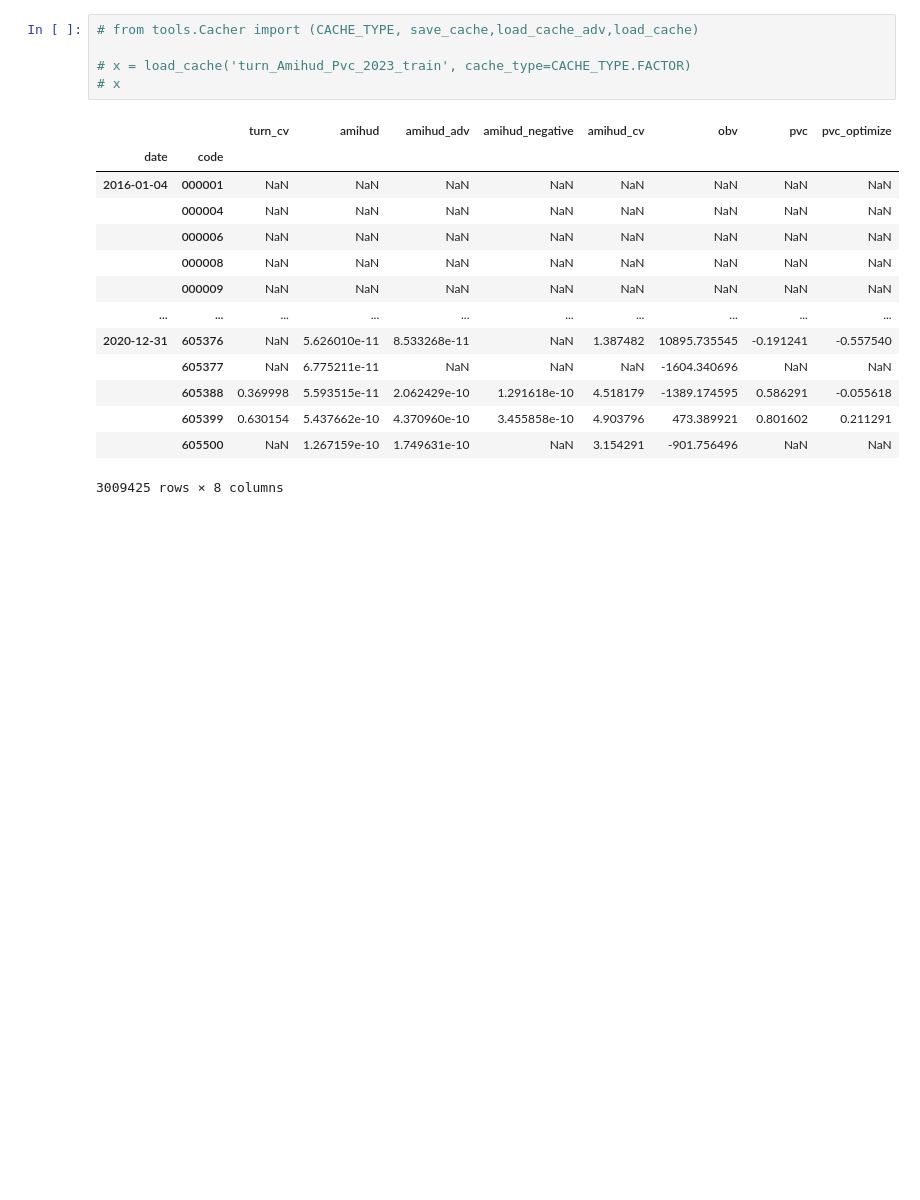
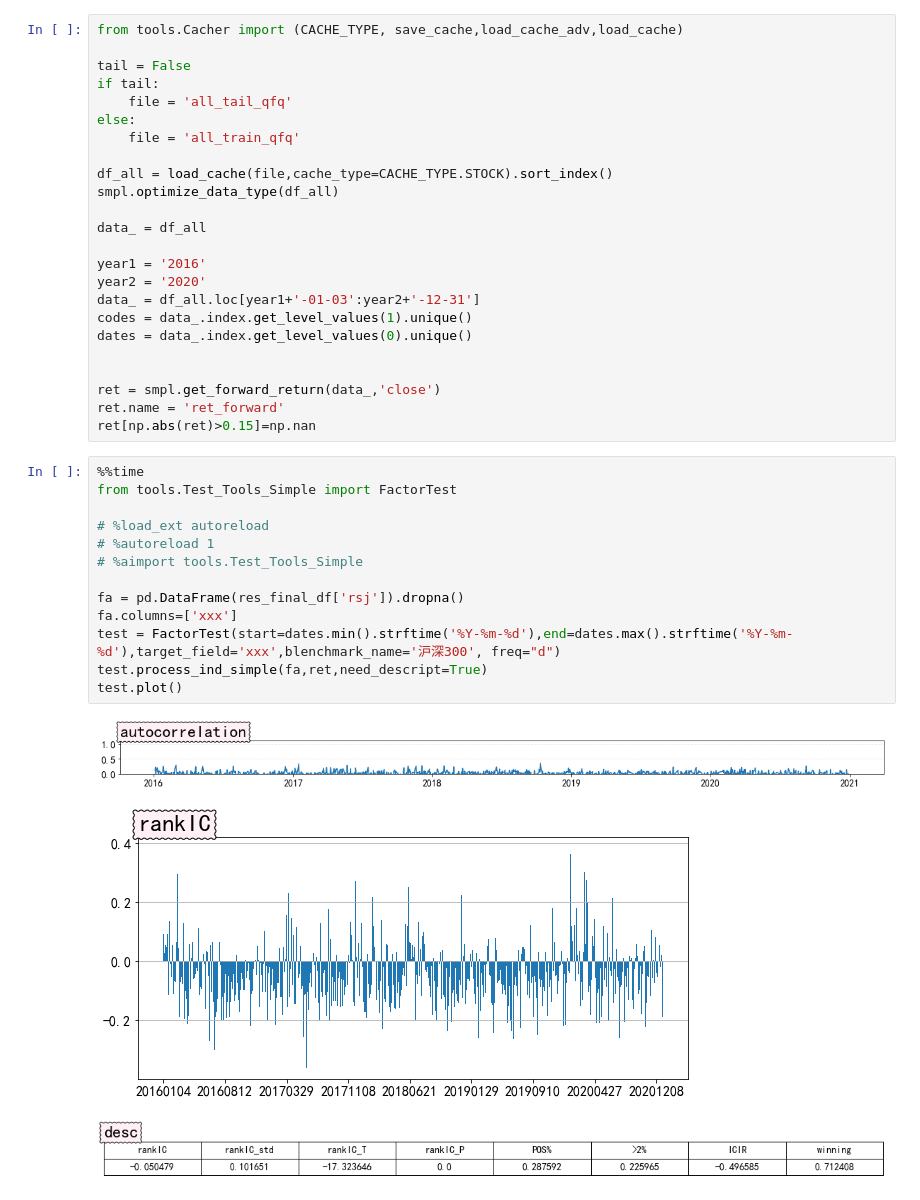
Before and after one commit to kaikai03/IndicatorLab, a Jupyter notebook: ind/Ind_Volatility.ipynb, the cells around one changed output. Saved outputs shown, nothing was run; the diff lists cells and outputs as text; blank space fills up the shorter version.

```diff
--- a/ind/Ind_Volatility.ipynb
+++ b/ind/Ind_Volatility.ipynb
@@ -63,20 +140,41 @@ Freq: D, Name: close, Length: 239, dtype: float64
 # %%
-# from tools.Cacher import (CACHE_TYPE, save_cache,load_cache_adv,load_cache)
+from tools.Cacher import (CACHE_TYPE, save_cache,load_cache_adv,load_cache)
 
-# x = load_cache('turn_Amihud_Pvc_2023_train', cache_type=CACHE_TYPE.FACTOR)
-# x
+tail = False
+if tail:
+    file = 'all_tail_qfq'
+else:
+    file = 'all_train_qfq'
+
+df_all = load_cache(file,cache_type=CACHE_TYPE.STOCK).sort_index()
+smpl.optimize_data_type(df_all)
+
+data_ = df_all
+
+year1 = '2016'
+year2 = '2020'
+data_ = df_all.loc[year1+'-01-03':year2+'-12-31']
+codes = data_.index.get_level_values(1).unique()
+dates = data_.index.get_level_values(0).unique()
+
+
+ret = smpl.get_forward_return(data_,'close')
+ret.name = 'ret_forward'
+ret[np.abs(ret)>0.15]=np.nan
-# %% [output]
-|  |  | turn_cv | amihud | amihud_adv | amihud_negative | amihud_cv | obv | pvc | pvc_optimize |
-| date | code |  |  |  |  |  |  |  |  |
-| 2016-01-04 | 000001 | NaN | NaN | NaN | NaN | NaN | NaN | NaN | NaN |
-|  | 000004 | NaN | NaN | NaN | NaN | NaN | NaN | NaN | NaN |
-|  | 000006 | NaN | NaN | NaN | NaN | NaN | NaN | NaN | NaN |
-|  | 000008 | NaN | NaN | NaN | NaN | NaN | NaN | NaN | NaN |
-|  | 000009 | NaN | NaN | NaN | NaN | NaN | NaN | NaN | NaN |
-| ... | ... | ... | ... | ... | ... | ... | ... | ... | ... |
-| 2020-12-31 | 605376 | NaN | 5.626010e-11 | 8.533268e-11 | NaN | 1.387482 | 10895.735545 | -0.191241 | -0.557540 |
-|  | 605377 | NaN | 6.775211e-11 | NaN | NaN | NaN | -1604.340696 | NaN | NaN |
-|  | 605388 | 0.369998 | 5.593515e-11 | 2.062429e-10 | 1.291618e-10 | 4.518179 | -1389.174595 | 0.586291 | -0.055618 |
-|  | 605399 | 0.630154 | 5.437662e-10 | 4.370960e-10 | 3.455858e-10 | 4.903796 | 473.389921 | 0.801602 | 0.211291 |
-|  | 605500 | NaN | 1.267159e-10 | 1.749631e-10 | NaN | 3.154291 | -901.756496 | NaN | NaN |
-3009425 rows × 8 columns
+# %%
+%%time
+from tools.Test_Tools_Simple import FactorTest
+
+# %load_ext autoreload
+# %autoreload 1
+# %aimport tools.Test_Tools_Simple
+
+fa = pd.DataFrame(res_final_df['rsj']).dropna()
+fa.columns=['xxx']
+test = FactorTest(start=dates.min().strftime('%Y-%m-%d'),end=dates.max().strftime('%Y-%m-%d'),target_field='xxx',blenchmark_name='沪深300', freq="d")
+test.process_ind_simple(fa,ret,need_descript=True)
+test.plot()
+# %% [output]
+[figure, added]
+[figure, added]
+[figure, added]
```
Also changed, not shown: parts of 9 cells of this notebook.
